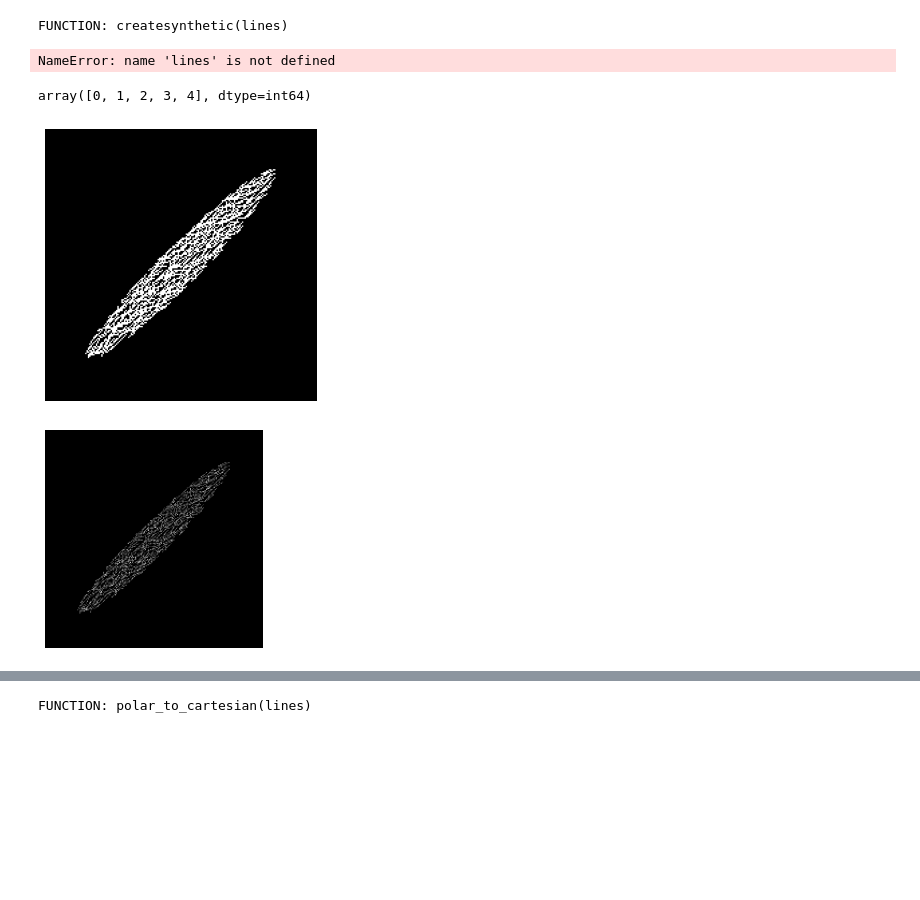
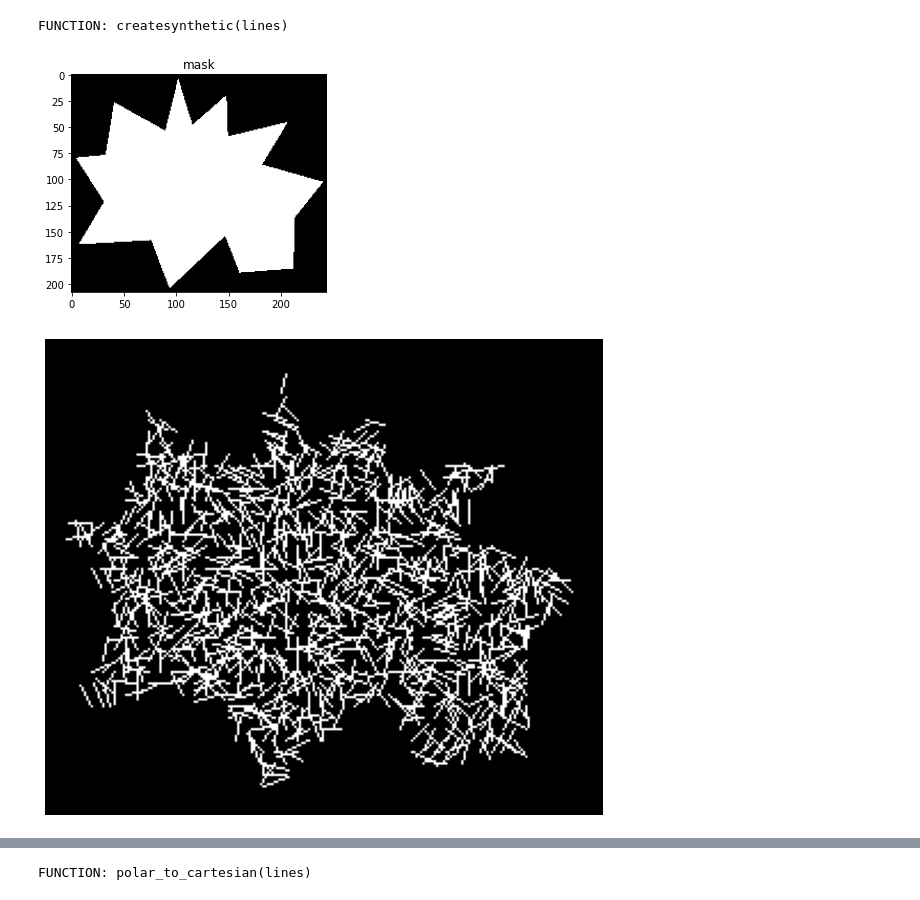
Before and after one commit to diogojfv/aTubulinOrganization, a Jupyter notebook: Synthetic Cytoskeletons.ipynb, the cells around one changed output, grey strips where cells are left out. Cells and saved outputs as stored; diff of their text form; code cells hidden in the pictures; blank space fills up the shorter version.

```diff
--- a/Synthetic Cytoskeletons.ipynb
+++ b/Synthetic Cytoskeletons.ipynb
@@ -200,8 +200,10 @@ def createsynthetic(N_lines,cell_size,cell_type,angle_type,mu,sigma,density,memb
 
         # LINE
         pos1,pos2 = get_unit_line(length,angle)
+        medpoint  = ((pos2[0]-pos1[0])/2,(pos2[1]-pos1[1])/2)
         if (int(pos1[0] + p[0]),int(pos1[1] + p[1])) in pixels and (int(pos2[0] + p[0]),int(pos2[1] + p[1])) in pixels:
             lines = lines + [((pos1[0]+p[0],pos1[1]+p[1]),(pos2[0] + p[0],pos2[1]+p[1]))]
+            #lines = lines + [((medpoint[0]+p[0],medpoint[1]+p[1]),(medpoint[0] + p[0],medpoint[1]+p[1]))]
             #lines = lines + [((pos1[0],pos1[1]),(pos2[0],pos2[1]))]
 
 
@@ -220,7 +222,7 @@ def createsynthetic(N_lines,cell_size,cell_type,angle_type,mu,sigma,density,memb
 
 
     # Plot
-    fig,ax = plt.subplots(figsize=(5,5))
+    fig,ax = plt.subplots(figsize=(10,10))
     #maxx = int(np.array(lines).max())
     #minn = int(np.array(lines).min())
     #plt.imshow(np.zeros((abs(maxx-minn),abs(maxx-minn))),cmap='gray')
@@ -248,12 +250,16 @@ def createsynthetic(N_lines,cell_size,cell_type,angle_type,mu,sigma,density,memb
 
     # PREPROCESSING
     global gau
-    gau = gaussian(z,sigma=1)
+
     noise_mask = np.random.poisson(z)
     noisy_img = z + noise_mask
 
-    fig,ax = plt.subplots()
-    ax.imshow(noisy_img,cmap='gray')
+    gau = gaussian(noisy_img,sigma=1)
+
+    fig,ax = plt.subplots(figsize=(10,10))
+    #print(np.unique(noisy_img))
+    ax.imshow(gau,cmap='gray')
+    #cv2.imwrite('synthetic_cell.png', noisy_img)
     plt.axis('off')
     plt.show()
 
@@ -262,28 +268,20 @@ def createsynthetic(N_lines,cell_size,cell_type,angle_type,mu,sigma,density,memb
 print('FUNCTION: createsynthetic(lines)')
 # %% [output]
 FUNCTION: createsynthetic(lines)
-# %%
-np.array(lines).shape
-# %% [output]
-NameError: name 'lines' is not defined
-# %%
-cc
-# %% [output]
-array([0, 1, 2, 3, 4], dtype=int64)
 # %%
 %matplotlib inline
 #lines,fig = createsynthetic(N_lines=250,cell_size=50,cell_type='round',angle_type='uniform',mu=6,sigma=0.5,membrane=(8,10))
-#lines,fig = createsynthetic(N_lines=250,cell_size=100,cell_type='round',angle_type='uniform',mu=10,sigma=0.5,density=5,membrane=False)
-#lines,fig = createsynthetic(N_lines=100,cell_size=None,cell_type='draw',angle_type='uniform',mu=10,sigma=1,density=5,membrane=False)
-lines,fig = createsynthetic(N_lines=200,cell_size=(30,200,45*np.pi/180),cell_type='ellipse',angle_type='normal',mu=7,sigma=1,density=3,membrane=False)
+#lines,fig = createsynthetic(N_lines=250,cell_size=50,cell_type='round',angle_type='uniform',mu=7,sigma=0.5,density=7,membrane=False)
+lines,fig = createsynthetic(N_lines=100,cell_size=None,cell_type='draw',angle_type='uniform',mu=10,sigma=1,density=5,membrane=False)
+#lines,fig = createsynthetic(N_lines=200,cell_size=(25,250,30*np.pi/180),cell_type='ellipse',angle_type='normal',mu=10,sigma=1,density=5,membrane=False)
 #lines,fig = createsynthetic(N_lines=250,cell_size=100,cell_type='draw',angle_type='uniform',mu=10,sigma=0.5,membrane=False)
 
 
 
 # membrane: False or (thickness,number of lines)
 # cell_size: (int) radius for round cells, (minor axis,major axis,rotation) for ellipse cells, (int) radius for draw
 # angle_type: uniform or normal
 # noise: add poisson noise
 # %% [output]
-[figure, old version]
+[figure, new version]
-[figure, old version]
+[figure, new version]
```
Also changed, not shown: parts of 14 cells of this notebook, 13 other files.
